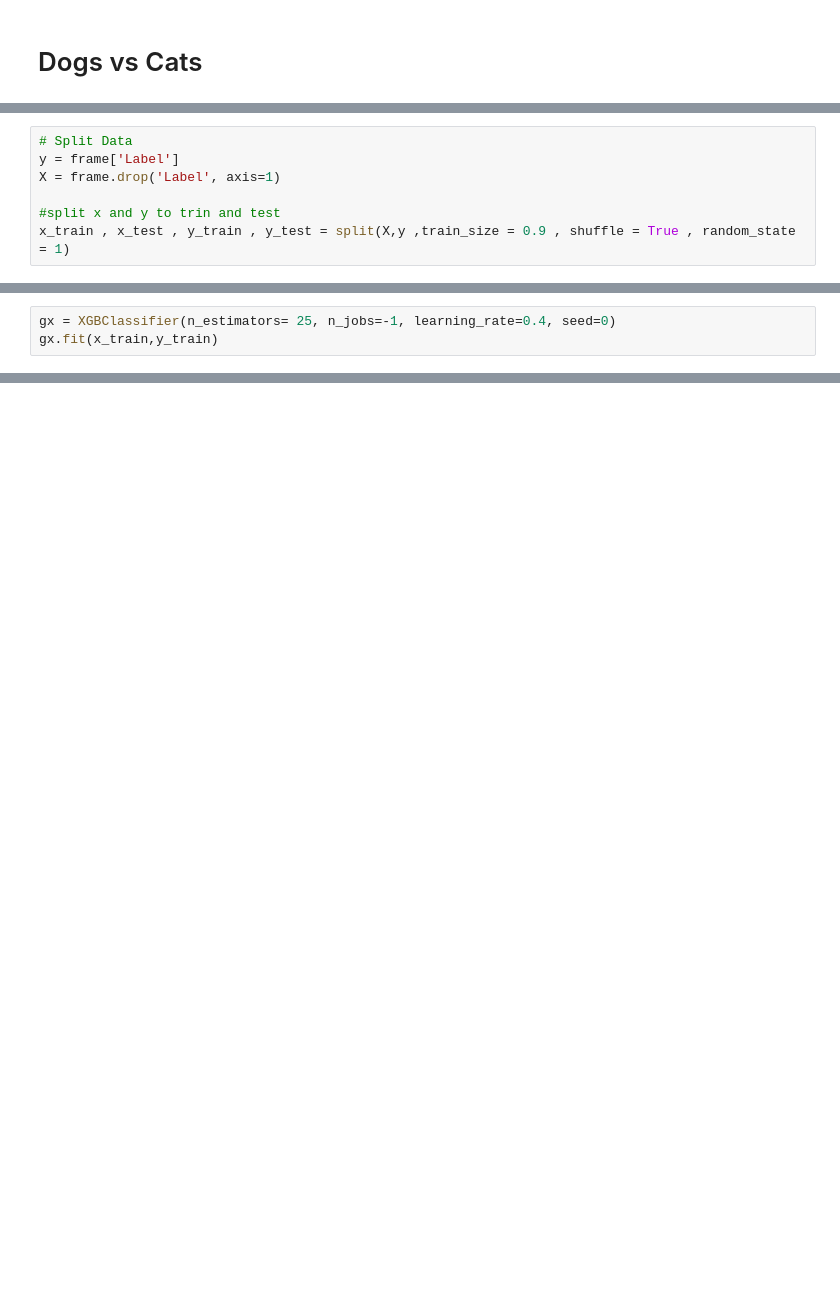
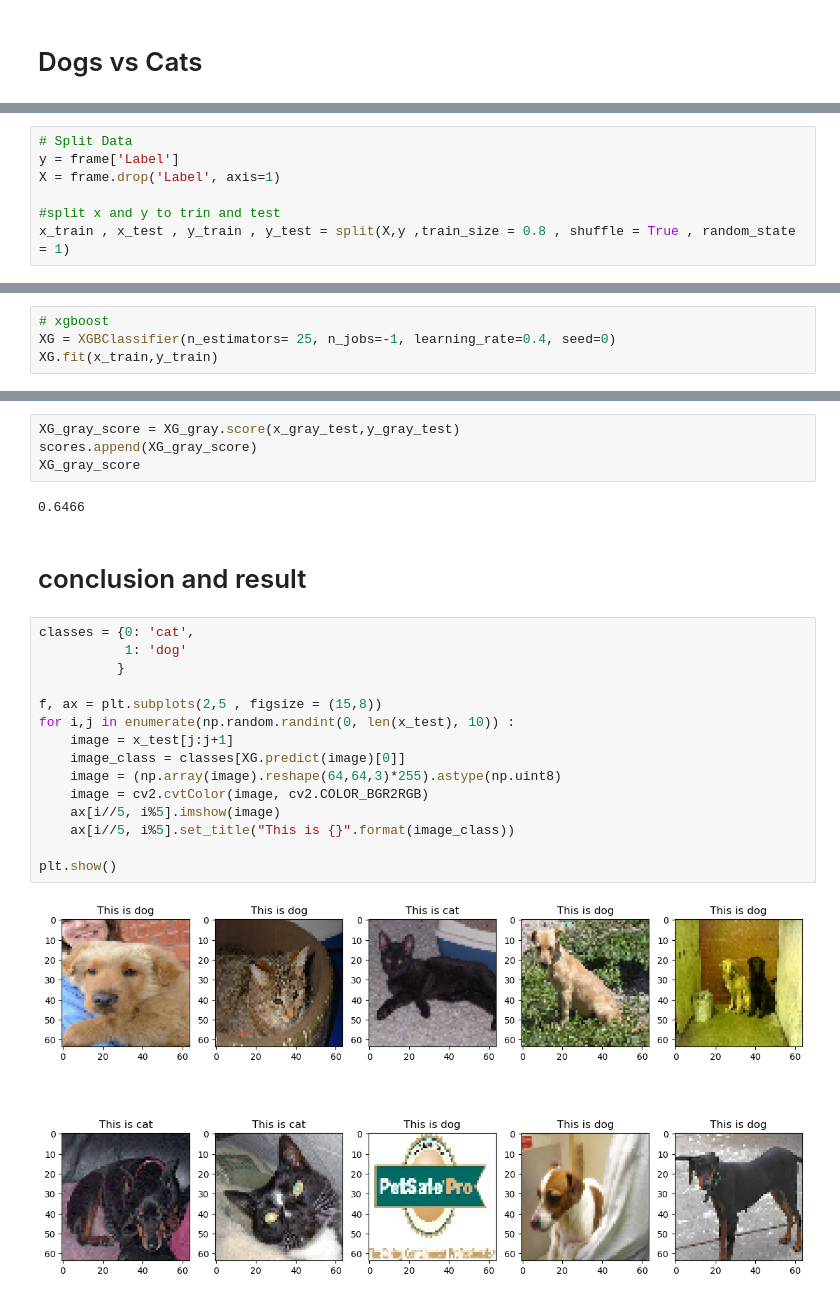
Before and after one commit to ortrsa/Data_Science_Final_Project_2, a Jupyter notebook: Notebook3.ipynb, the cells around one changed output, grey strips where cells are left out. Drawn from its saved outputs; the diff is of its cells as text; blank space fills up the shorter version.

```diff
--- a/Notebook3.ipynb
+++ b/Notebook3.ipynb
@@ -72,4 +108,4 @@ y = frame['Label']
 X = frame.drop('Label', axis=1)
 
 #split x and y to trin and test
-x_train , x_test , y_train , y_test = split(X,y ,train_size = 0.9 , shuffle = True , random_state = 1)
+x_train , x_test , y_train , y_test = split(X,y ,train_size = 0.8 , shuffle = True , random_state = 1)
@@ -76,4 +125,5 @@ x_train , x_test , y_train , y_test = split(X,y ,train_size = 0.9 , shuffle = Tr
 # %%
-gx = XGBClassifier(n_estimators= 25, n_jobs=-1, learning_rate=0.4, seed=0)
-gx.fit(x_train,y_train)
+# xgboost
+XG = XGBClassifier(n_estimators= 25, n_jobs=-1, learning_rate=0.4, seed=0)
+XG.fit(x_train,y_train)
 # %% [output]
@@ -93,0 +251,25 @@ gx.score(x_test,y_test)
+# %%
+XG_gray_score = XG_gray.score(x_gray_test,y_gray_test)
+scores.append(XG_gray_score)
+XG_gray_score
+# %% [output]
+0.6466
+# %% [markdown]
+# conclusion and result
+# %%
+classes = {0: 'cat',
+           1: 'dog'
+          }
+
+f, ax = plt.subplots(2,5 , figsize = (15,8))
+for i,j in enumerate(np.random.randint(0, len(x_test), 10)) :
+    image = x_test[j:j+1]
+    image_class = classes[XG.predict(image)[0]]
+    image = (np.array(image).reshape(64,64,3)*255).astype(np.uint8)
+    image = cv2.cvtColor(image, cv2.COLOR_BGR2RGB)
+    ax[i//5, i%5].imshow(image)
+    ax[i//5, i%5].set_title("This is {}".format(image_class))
+
+plt.show()
+# %% [output]
+[figure, added]
```
Also changed, not shown: parts of 28 cells of this notebook.
